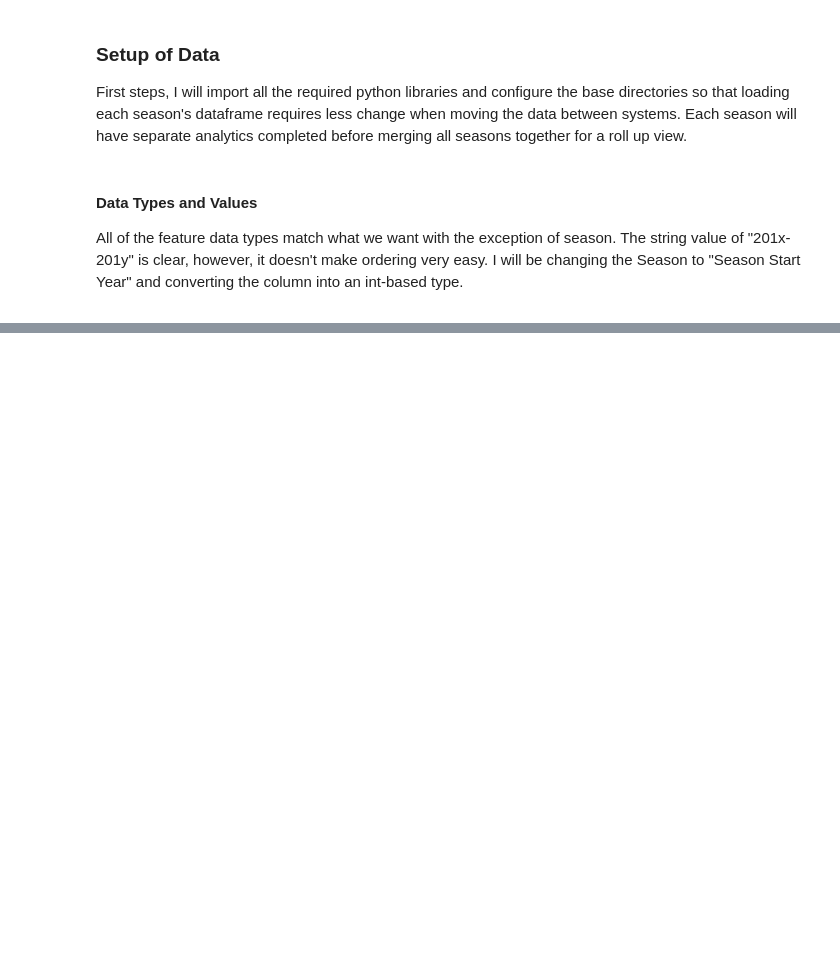
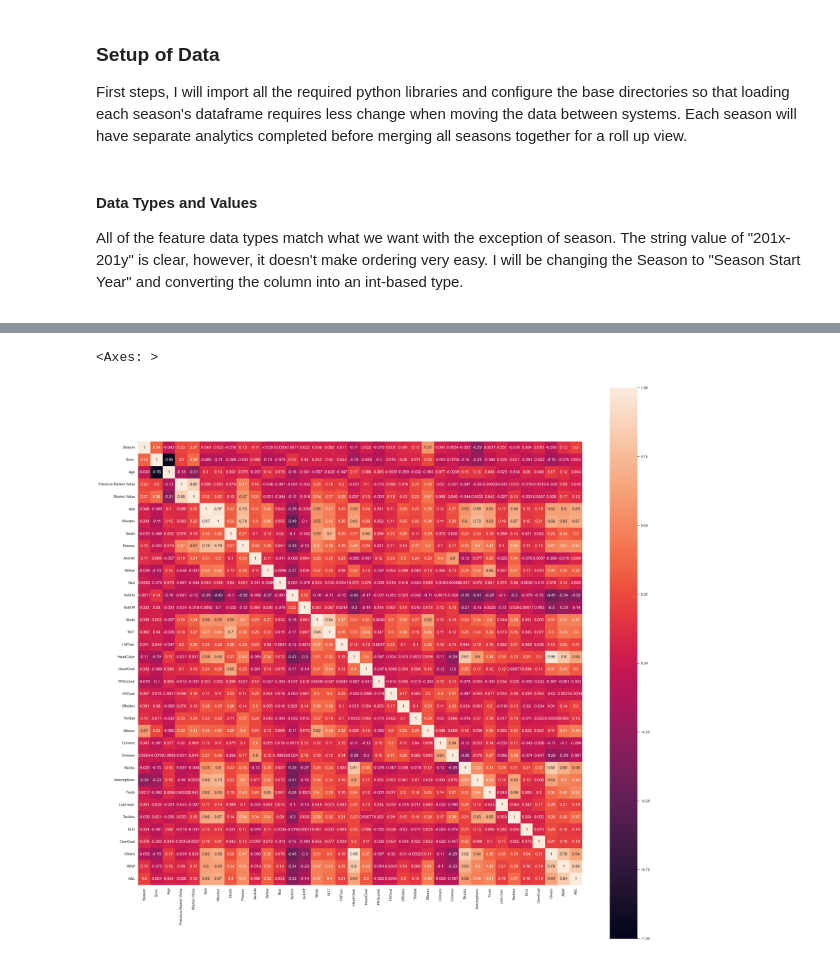
Before and after one commit to ascrivs/expert-octo-eureka, a Jupyter notebook: eda.ipynb, the cells around one changed output, grey strips where cells are left out. Cells and saved outputs as stored; diff of their text form; code cells hidden in the pictures; blank space fills up the shorter version.

```diff
--- a/eda.ipynb
+++ b/eda.ipynb
@@ -145,0 +194,7 @@ dtypes
+# %%
+fig, ax = plt.subplots(figsize=(30, 30))
+
+sbn.heatmap(def_df.corr(),vmin=-1,vmax=1,square=True,annot=True)
+# %% [output]
+<Axes: >
+[figure, added]
```
Also changed, not shown: parts of 5 cells of this notebook.
